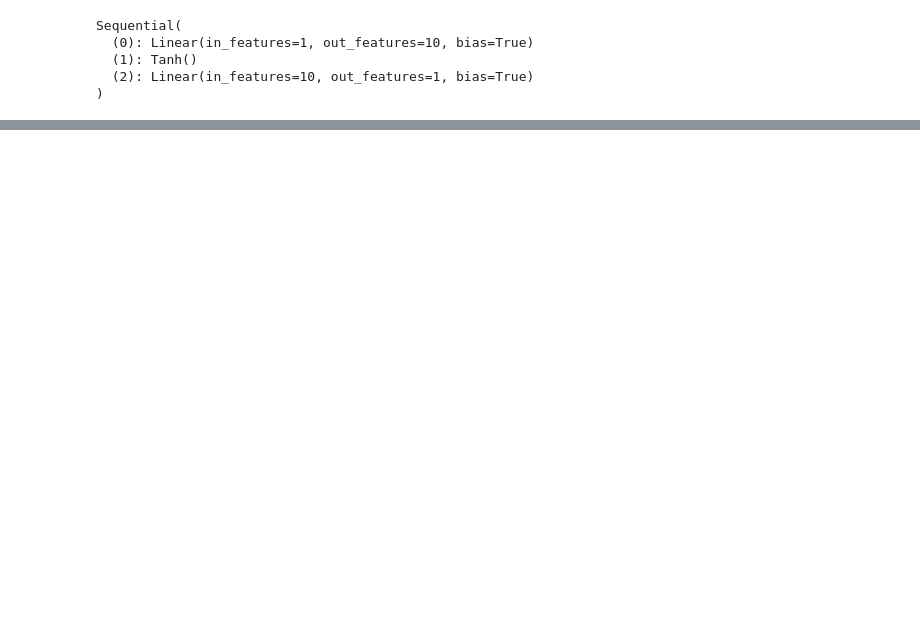
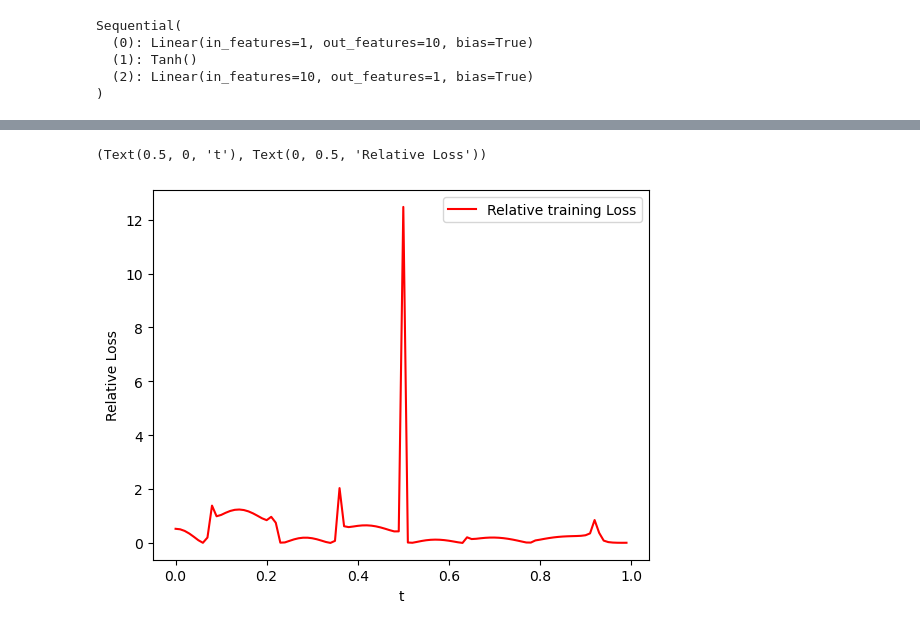
Before and after one commit to KasperKCarlsen/final-assignment-02456, a Jupyter notebook: assignment.ipynb, the cells around one changed output, grey strips where cells are left out. Saved outputs shown, nothing was run; the diff lists cells and outputs as text; code cells hidden in the pictures; blank space fills up the shorter version.

```diff
--- a/assignment.ipynb
+++ b/assignment.ipynb
@@ -264,0 +268,18 @@ plt.xlabel('t'), plt.ylabel('Loss')
+# %%
+rval_loss = []
+for i in range(len(times_val)):
+    output = net(x_val[i])
+
+    # compute gradients given loss
+    target_batch = target_val[i]
+    batch_loss = criterion(output, target_batch)
+    rval_loss.append(batch_loss/abs(target_val[i]))
+
+plot_loss = [loss.detach().numpy() for loss in rval_loss]
+plt.figure()
+plt.plot(x_val, plot_loss, 'r')
+plt.legend(['Relative training Loss'])
+plt.xlabel('t'), plt.ylabel('Relative Loss')
+# %% [output]
+(Text(0.5, 0, 't'), Text(0, 0.5, 'Relative Loss'))
+[figure, added]
```
Also changed, not shown: parts of 10 cells of this notebook, 1 other file.
